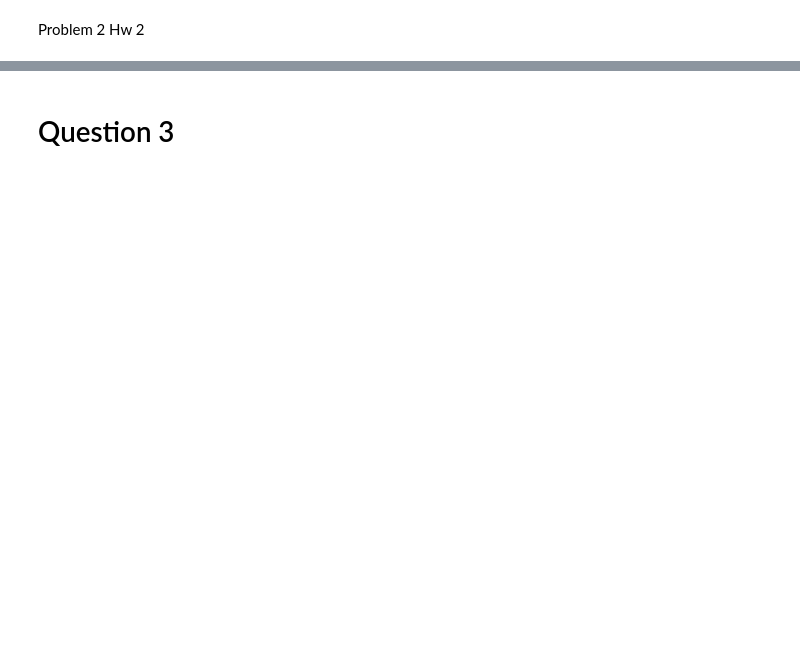
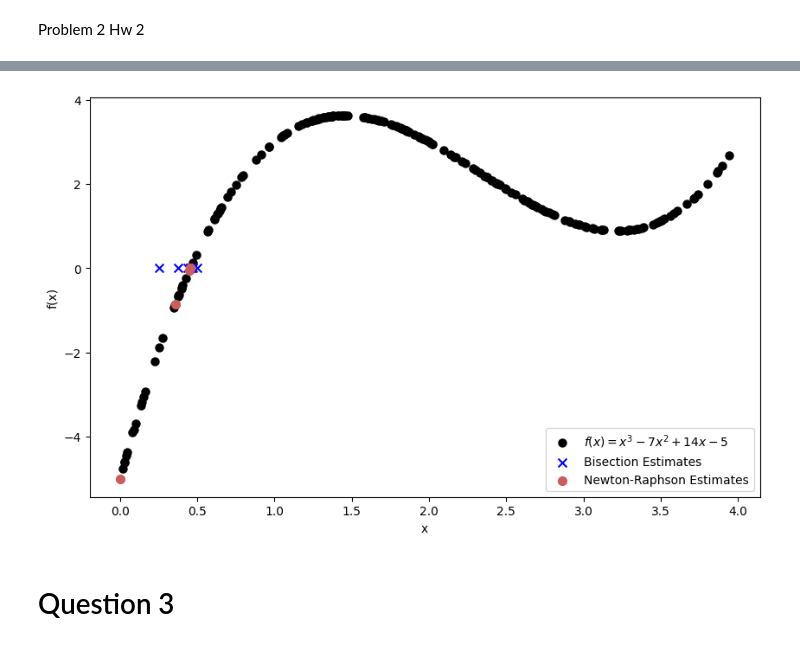
Before and after one commit to Astro-CMalhas/Computational-Astronomy, a Jupyter notebook: Homework_2.ipynb, the cells around one changed output, grey strips where cells are left out. Saved outputs shown, nothing was run; the diff lists cells and outputs as text; code cells hidden in the pictures; blank space fills up the shorter version.

```diff
--- a/Homework_2.ipynb
+++ b/Homework_2.ipynb
@@ -65,0 +163,40 @@ def newtonRaphson(function,derivative,guess,precision):
+# %%
+bisection_steps = []
+a, b = 0, 1
+for _ in range(10):
+    mid = (a + b) / 2
+    bisection_steps.append(mid)
+    if prob1y(a) * prob1y(mid) < 0:
+        b = mid
+    else:
+        a = mid
+
+nr_steps = []
+CurrentXval = 0
+for _ in range(5):
+    nr_steps.append(CurrentXval)
+    if prob1dy(CurrentXval) == 0: break
+    CurrentXval = CurrentXval - prob1y(CurrentXval) / prob1dy(CurrentXval)
+
+
+plt.figure(figsize=(10, 6))
+
+
+
+plt.scatter(integerlist, yvallist1, label='$f(x) = x^3 - 7x^2 + 14x - 5$', color='black', linewidth=1.5)
+
+plt.scatter(bisection_steps, [0]*len(bisection_steps), color='blue', marker='x', s=50, label='Bisection Estimates', zorder=5)
+
+nr_y_vals = [prob1y(x) for x in nr_steps]
+plt.scatter(nr_steps, nr_y_vals, color='#CD5C5C', marker='o', s=50, label='Newton-Raphson Estimates', zorder=6)
+
+
+
+plt.xlabel('x')
+plt.ylabel('f(x)')
+plt.legend()
+
+
+plt.show()
+# %% [output]
+[figure, added]
```
Also changed, not shown: parts of 8 cells of this notebook.
